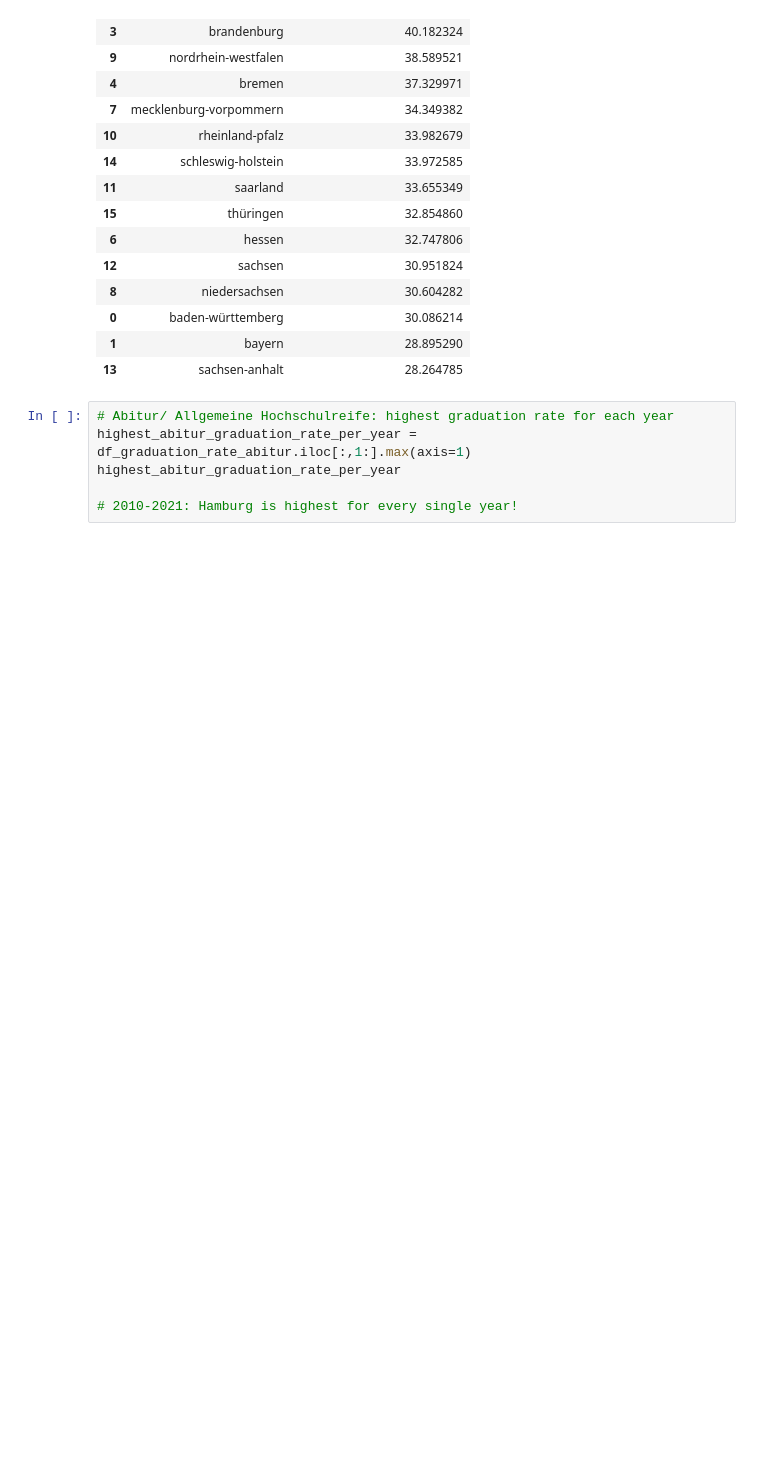
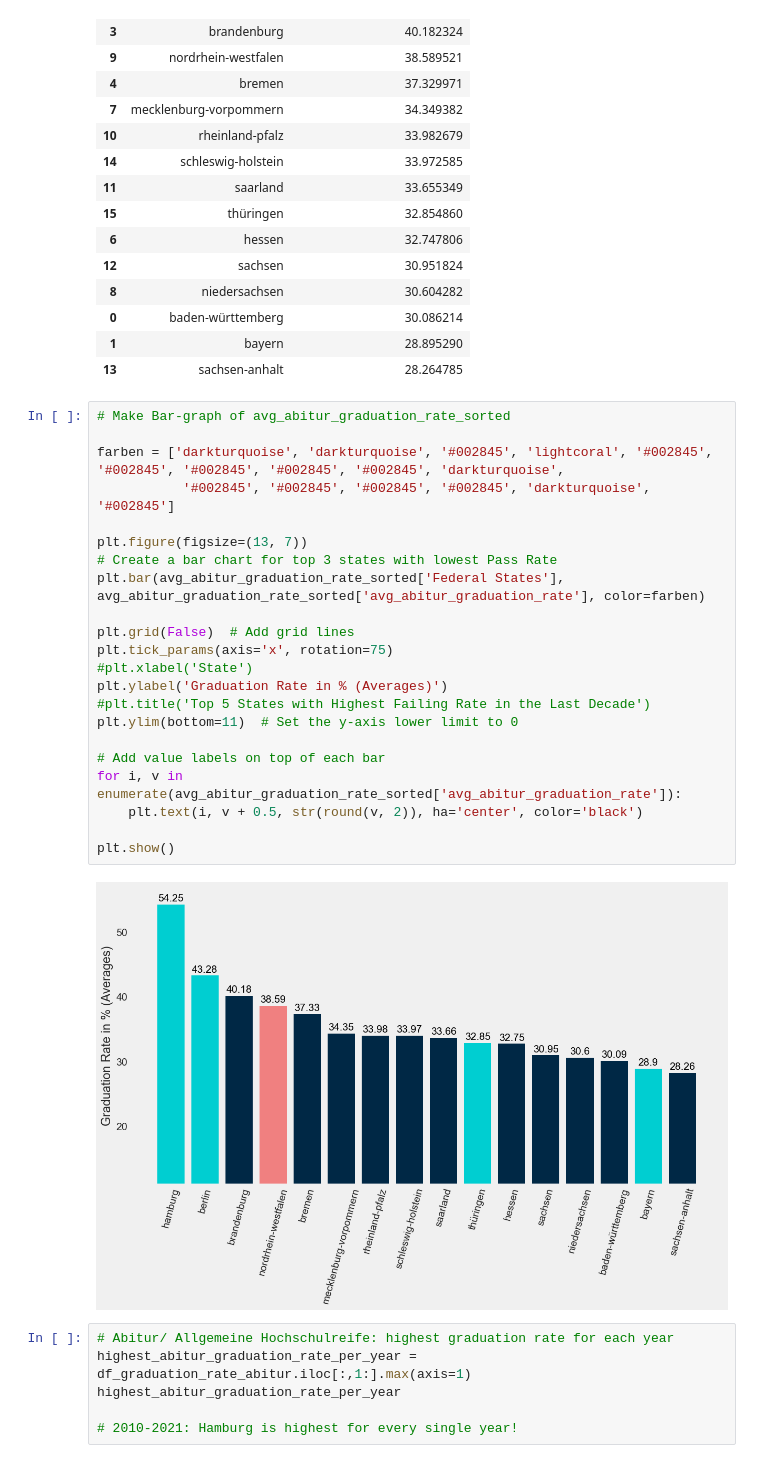
Before and after one commit to Stargazer-ger/capstone_project_hh_23_1, a Jupyter notebook: eda_schulform_gender_dr.ipynb, the cells around one changed output. Saved outputs shown, nothing was run; the diff lists cells and outputs as text; blank space fills up the shorter version.

```diff
--- a/eda_schulform_gender_dr.ipynb
+++ b/eda_schulform_gender_dr.ipynb
@@ -743,6 +743,30 @@ avg_abitur_graduation_rate_sorted.head(16)
 | 0 | baden-württemberg | 30.086214 |
 | 1 | bayern | 28.895290 |
 | 13 | sachsen-anhalt | 28.264785 |
+# %%
+# Make Bar-graph of avg_abitur_graduation_rate_sorted
+
+farben = ['darkturquoise', 'darkturquoise', '#002845', 'lightcoral', '#002845', '#002845', '#002845', '#002845', '#002845', 'darkturquoise',
+           '#002845', '#002845', '#002845', '#002845', 'darkturquoise', '#002845']
+
+plt.figure(figsize=(13, 7))
+# Create a bar chart for top 3 states with lowest Pass Rate
+plt.bar(avg_abitur_graduation_rate_sorted['Federal States'], avg_abitur_graduation_rate_sorted['avg_abitur_graduation_rate'], color=farben)
+
+plt.grid(False)  # Add grid lines
+plt.tick_params(axis='x', rotation=75)
+#plt.xlabel('State')
+plt.ylabel('Graduation Rate in % (Averages)')
+#plt.title('Top 5 States with Highest Failing Rate in the Last Decade')
+plt.ylim(bottom=11)  # Set the y-axis lower limit to 0
+
+# Add value labels on top of each bar
+for i, v in enumerate(avg_abitur_graduation_rate_sorted['avg_abitur_graduation_rate']):
+    plt.text(i, v + 0.5, str(round(v, 2)), ha='center', color='black')
+
+plt.show()
+# %% [output]
+[figure, added]
 # %%
 # Abitur/ Allgemeine Hochschulreife: highest graduation rate for each year
 highest_abitur_graduation_rate_per_year = df_graduation_rate_abitur.iloc[:,1:].max(axis=1)
```
Also changed, not shown: parts of 7 cells of this notebook, 3 other files.
